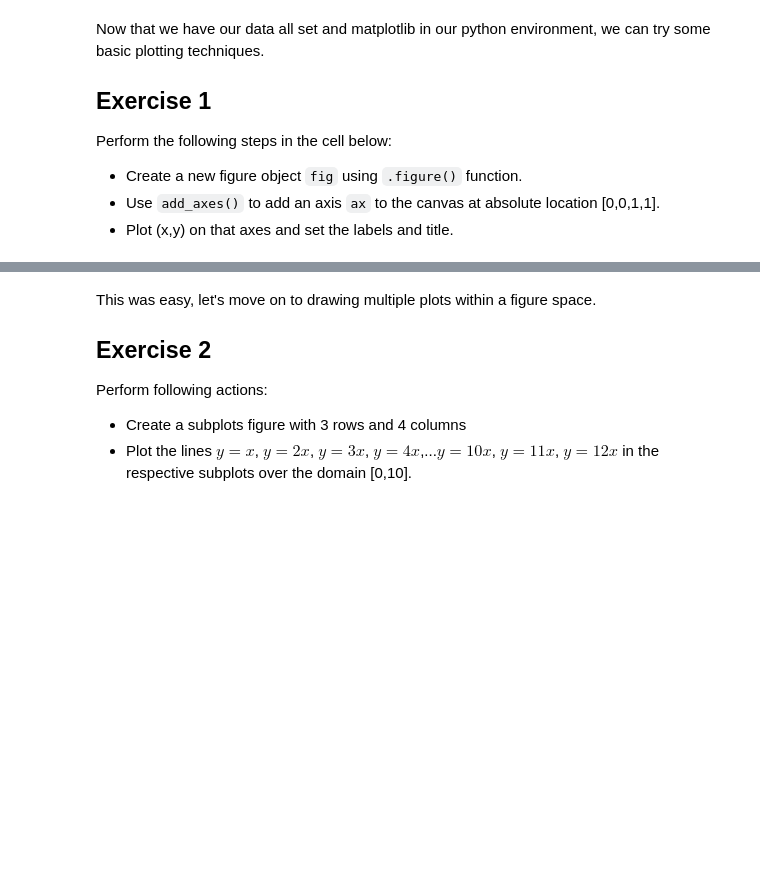
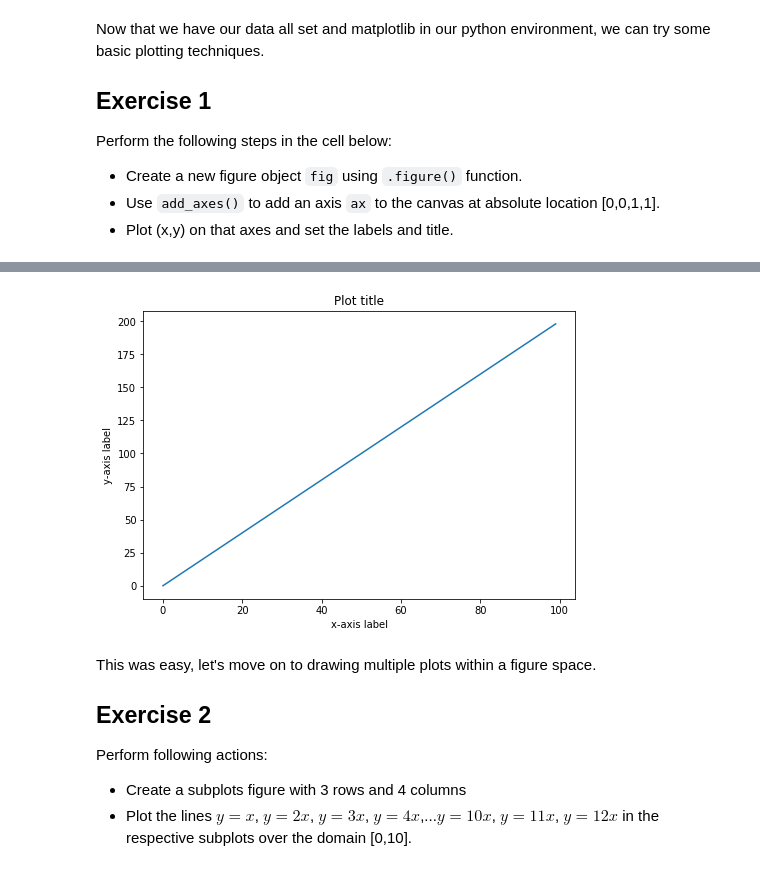
Before and after one commit to amdrexler23/dsc-more-practice-with-matplotlib-lab-nyc-ds-021720, a Jupyter notebook: index.ipynb, the cells around one changed output, grey strips where cells are left out. Cells and saved outputs as stored; diff of their text form; code cells hidden in the pictures; blank space fills up the shorter version.

```diff
--- a/index.ipynb
+++ b/index.ipynb
@@ -69,3 +66,13 @@ Perform the following steps in the cell below:
+# %%
+fig = plt.figure()
+ax = fig.add_axes([0,0,1,1])
+ax.plot(x,y)
+ax.set_xlabel('x-axis label')
+ax.set_ylabel('y-axis label')
+ax.set_title('Plot title')
+plt.show()
+# %% [output]
+[figure, added]
 # %% [markdown]
 This was easy, let's move on to drawing multiple plots within a figure space.
 
```
Also changed, not shown: parts of 1 cell of this notebook.
